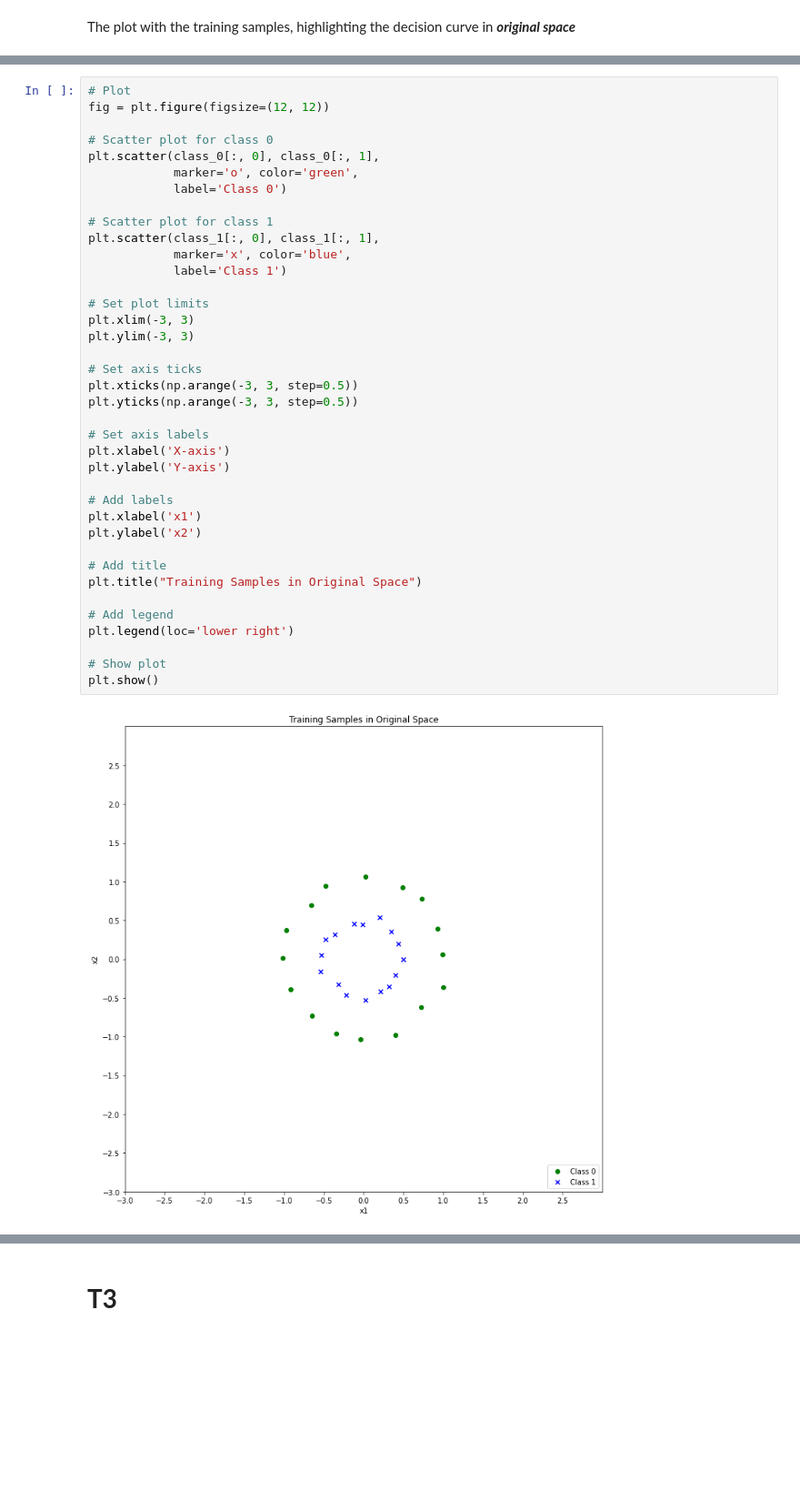
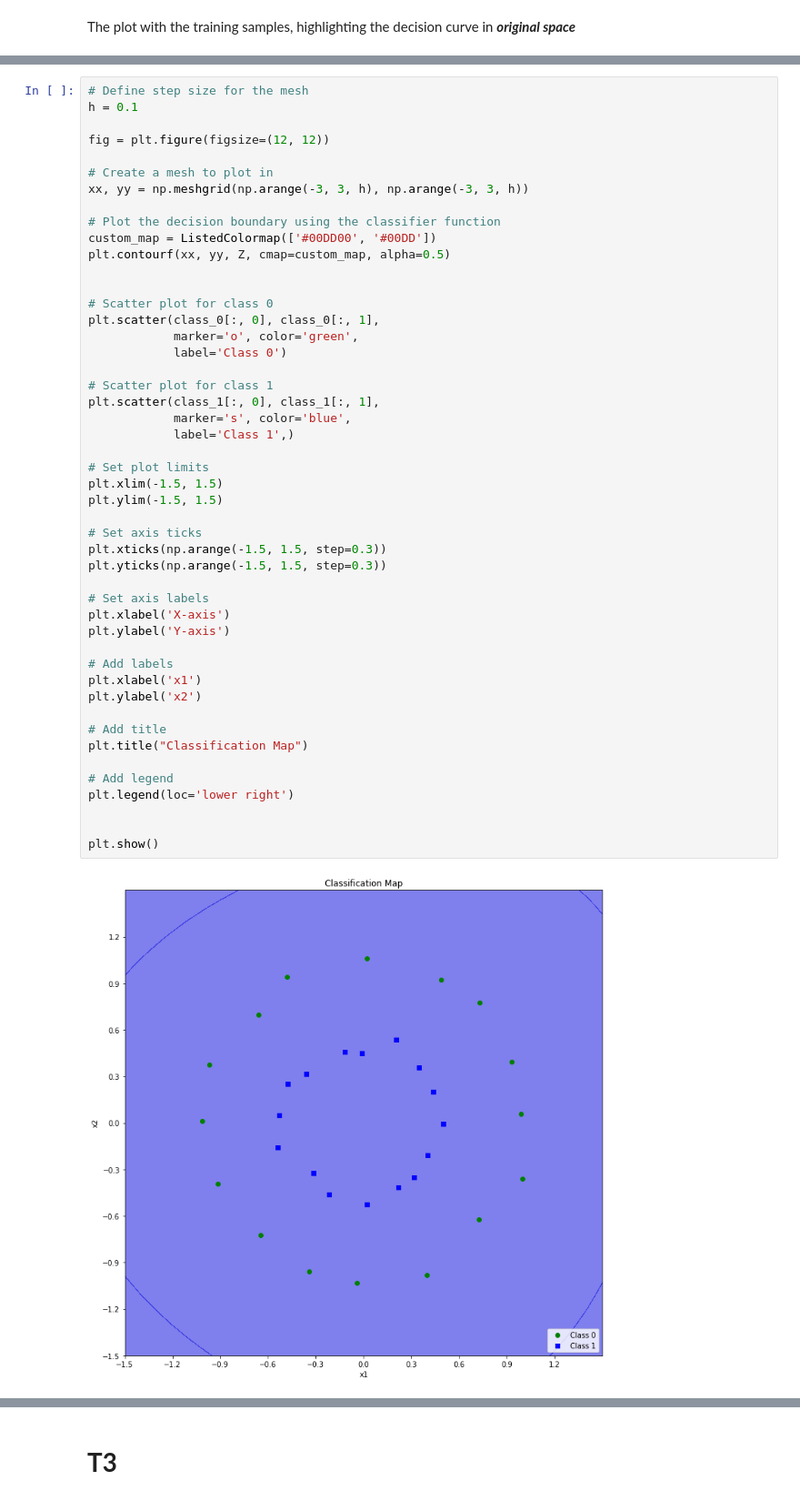
Before and after one commit to melihkurtaran/MachineLearning, a Jupyter notebook: InstanceBasedLearning/InstancebasedLearning.ipynb, the cells around one changed output, grey strips where cells are left out. Shown at 91% size. Saved outputs shown, nothing was run; the diff lists cells and outputs as text; blank space fills up the shorter version.

```diff
--- a/InstanceBasedLearning/InstancebasedLearning.ipynb
+++ b/InstanceBasedLearning/InstancebasedLearning.ipynb
@@ -715,40 +771,50 @@ The plot with the training samples, highlighting the decision curve in ***origin
 # %%
-# Plot
+# Define step size for the mesh
+h = 0.1
+
 fig = plt.figure(figsize=(12, 12))
+
+# Create a mesh to plot in
+xx, yy = np.meshgrid(np.arange(-3, 3, h), np.arange(-3, 3, h))
+
+# Plot the decision boundary using the classifier function
+custom_map = ListedColormap(['#00DD00', '#00DD'])
+plt.contourf(xx, yy, Z, cmap=custom_map, alpha=0.5)
+
 
 # Scatter plot for class 0
 plt.scatter(class_0[:, 0], class_0[:, 1],
             marker='o', color='green',
             label='Class 0')
 
 # Scatter plot for class 1
 plt.scatter(class_1[:, 0], class_1[:, 1],
-            marker='x', color='blue',
-            label='Class 1')
+            marker='s', color='blue',
+            label='Class 1',)
 
 # Set plot limits
-plt.xlim(-3, 3)
-plt.ylim(-3, 3)
+plt.xlim(-1.5, 1.5)
+plt.ylim(-1.5, 1.5)
 
 # Set axis ticks
-plt.xticks(np.arange(-3, 3, step=0.5))
-plt.yticks(np.arange(-3, 3, step=0.5))
+plt.xticks(np.arange(-1.5, 1.5, step=0.3))
+plt.yticks(np.arange(-1.5, 1.5, step=0.3))
 
 # Set axis labels
 plt.xlabel('X-axis')
 plt.ylabel('Y-axis')
 
 # Add labels
 plt.xlabel('x1')
 plt.ylabel('x2')
 
 # Add title
-plt.title("Training Samples in Original Space")
+plt.title("Classification Map")
 
 # Add legend
 plt.legend(loc='lower right')
 
-# Show plot
+
 plt.show()
 # %% [output]
-[figure, old version]
+[figure, new version]
```
Also changed, not shown: parts of 14 cells of this notebook.
